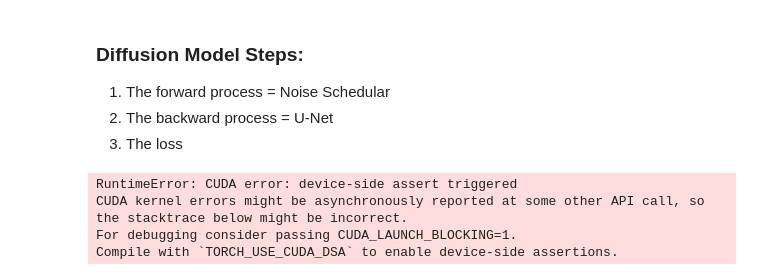
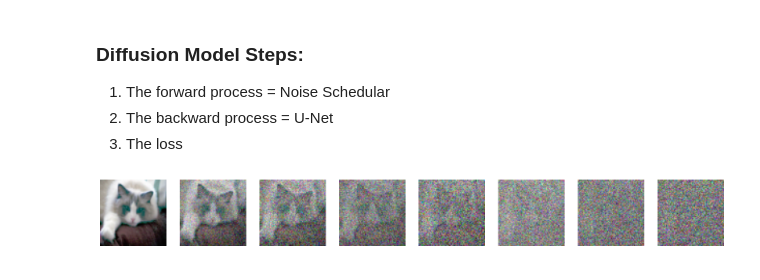
Before and after one commit to r-evaar/diffusion_experiments, a Jupyter notebook: experiments.ipynb, the cells around one changed output. Drawn from its saved outputs; the diff is of its cells as text; code cells hidden in the pictures.

```diff
--- a/experiments.ipynb
+++ b/experiments.ipynb
@@ -111,28 +114,19 @@ def forward_diffusion_sample(x_0: torch.Tensor, t: torch.Tensor):
-# %%
-# demo
-def plot_imgs(imgs):
-    plt.figure()
-    n = len(imgs)
-    for i, img in enumerate(imgs):
-        plt.subplot(1,n,i+1)
-        print(type(img))
-        img = (img.detach().cpu().permute(1,2,0)+1)/2
-        plt.imshow(img)
-        plt.axis('off')
-
-x_0 = next(iter(loader))[0][0]
-
-t_all = []
-for i in (5, 10, 20, 50, 80, 100, 150, 200):
-    t = torch.tensor([i], dtype=torch.int64, device=device)
-    x_t = forward_diffusion_sample(x_0, t)[0]
-    t_all.append(x_t)
-
-# plot_imgs([x_0, *t_all])
-# %%
-t_all
-# %% [output]
-RuntimeError: CUDA error: device-side assert triggered
-CUDA kernel errors might be asynchronously reported at some other API call, so the stacktrace below might be incorrect.
-For debugging consider passing CUDA_LAUNCH_BLOCKING=1.
-Compile with `TORCH_USE_CUDA_DSA` to enable device-side assertions.
+# %%
+# demo
+plt.figure(figsize=(20, 10))
+x_0 = next(iter(loader))[0][0]
+n = 7
+steps = range(0, T, int(T/n))
+for i, step in enumerate(steps):
+    t = torch.tensor([step], dtype=torch.int64, device=device)
+    x_t, _ = forward_diffusion_sample(x_0, t)
+
+    img = (x_t.detach().cpu().permute(1,2,0)+1)/2
+    min_val, max_val = img.min(), img.max()
+    mapped_img = (img - min_val) / (max_val - min_val)
+
+    plt.subplot(1, n+1, i+1)
+    plt.imshow(mapped_img)
+    plt.axis('off')
+# %% [output]
+[figure, added]
```
Also changed, not shown: parts of 3 cells of this notebook.
